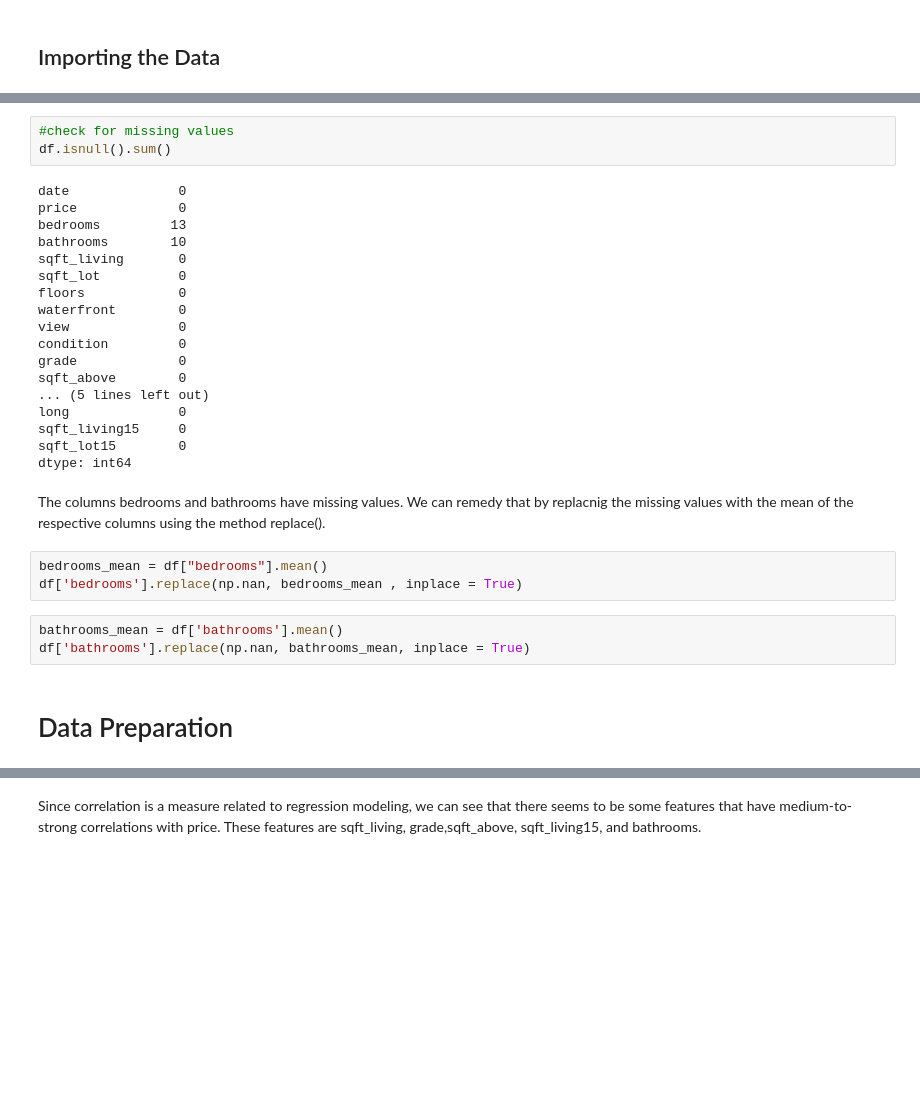
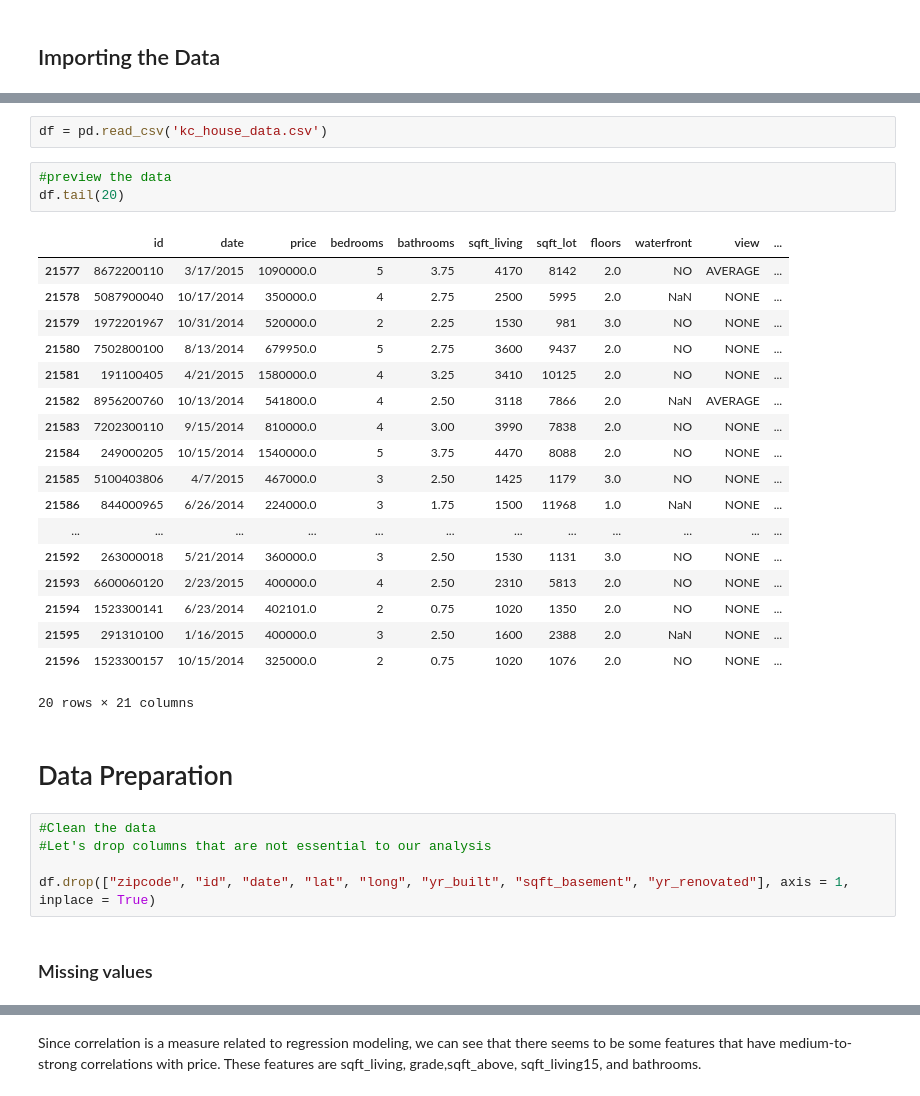
Before and after one commit to sophia14324/dsc-phase-2-project-v2-3, a Jupyter notebook: student.ipynb, the cells around one changed output, grey strips where cells are left out. Cells and saved outputs as stored; diff of their text form; blank space fills up the shorter version.

```diff
--- a/student.ipynb
+++ b/student.ipynb
@@ -88,32 +36,33 @@ df.describe()
-# %%
-#check for missing values
-df.isnull().sum()
-# %% [output]
-date              0
-price             0
-bedrooms         13
-bathrooms        10
-sqft_living       0
-sqft_lot          0
-floors            0
-waterfront        0
-view              0
-condition         0
-grade             0
-sqft_above        0
-... (5 lines left out)
-long              0
-sqft_living15     0
-sqft_lot15        0
-dtype: int64
-# %% [markdown]
-The columns bedrooms and bathrooms have missing values.
-We can remedy that by replacnig the missing values with the mean of the respective columns using the method replace().
-# %%
-bedrooms_mean = df["bedrooms"].mean()
-df['bedrooms'].replace(np.nan, bedrooms_mean , inplace = True)
-# %%
-bathrooms_mean = df['bathrooms'].mean()
-df['bathrooms'].replace(np.nan, bathrooms_mean, inplace = True)
+# %%
+df = pd.read_csv('kc_house_data.csv')
+# %%
+#preview the data
+df.tail(20)
+# %% [output]
+|  | id | date | price | bedrooms | bathrooms | sqft_living | sqft_lot | floors | waterfront | view | ... |
+| 21577 | 8672200110 | 3/17/2015 | 1090000.0 | 5 | 3.75 | 4170 | 8142 | 2.0 | NO | AVERAGE | ... |
+| 21578 | 5087900040 | 10/17/2014 | 350000.0 | 4 | 2.75 | 2500 | 5995 | 2.0 | NaN | NONE | ... |
+| 21579 | 1972201967 | 10/31/2014 | 520000.0 | 2 | 2.25 | 1530 | 981 | 3.0 | NO | NONE | ... |
+| 21580 | 7502800100 | 8/13/2014 | 679950.0 | 5 | 2.75 | 3600 | 9437 | 2.0 | NO | NONE | ... |
+| 21581 | 191100405 | 4/21/2015 | 1580000.0 | 4 | 3.25 | 3410 | 10125 | 2.0 | NO | NONE | ... |
+| 21582 | 8956200760 | 10/13/2014 | 541800.0 | 4 | 2.50 | 3118 | 7866 | 2.0 | NaN | AVERAGE | ... |
+| 21583 | 7202300110 | 9/15/2014 | 810000.0 | 4 | 3.00 | 3990 | 7838 | 2.0 | NO | NONE | ... |
+| 21584 | 249000205 | 10/15/2014 | 1540000.0 | 5 | 3.75 | 4470 | 8088 | 2.0 | NO | NONE | ... |
+| 21585 | 5100403806 | 4/7/2015 | 467000.0 | 3 | 2.50 | 1425 | 1179 | 3.0 | NO | NONE | ... |
+| 21586 | 844000965 | 6/26/2014 | 224000.0 | 3 | 1.75 | 1500 | 11968 | 1.0 | NaN | NONE | ... |
+| ... | ... | ... | ... | ... | ... | ... | ... | ... | ... | ... | ... |
+| 21592 | 263000018 | 5/21/2014 | 360000.0 | 3 | 2.50 | 1530 | 1131 | 3.0 | NO | NONE | ... |
+| 21593 | 6600060120 | 2/23/2015 | 400000.0 | 4 | 2.50 | 2310 | 5813 | 2.0 | NO | NONE | ... |
+| 21594 | 1523300141 | 6/23/2014 | 402101.0 | 2 | 0.75 | 1020 | 1350 | 2.0 | NO | NONE | ... |
+| 21595 | 291310100 | 1/16/2015 | 400000.0 | 3 | 2.50 | 1600 | 2388 | 2.0 | NaN | NONE | ... |
+| 21596 | 1523300157 | 10/15/2014 | 325000.0 | 2 | 0.75 | 1020 | 1076 | 2.0 | NO | NONE | ... |
+20 rows × 21 columns
 # %% [markdown]
 # Data Preparation
+# %%
+#Clean the data
+#Let's drop columns that are not essential to our analysis
+
+df.drop(["zipcode", "id", "date", "lat", "long", "yr_built", "sqft_basement", "yr_renovated"], axis = 1, inplace = True)
+# %% [markdown]
+### Missing values
```
Also changed, not shown: parts of 35 cells of this notebook, 1 other file.
